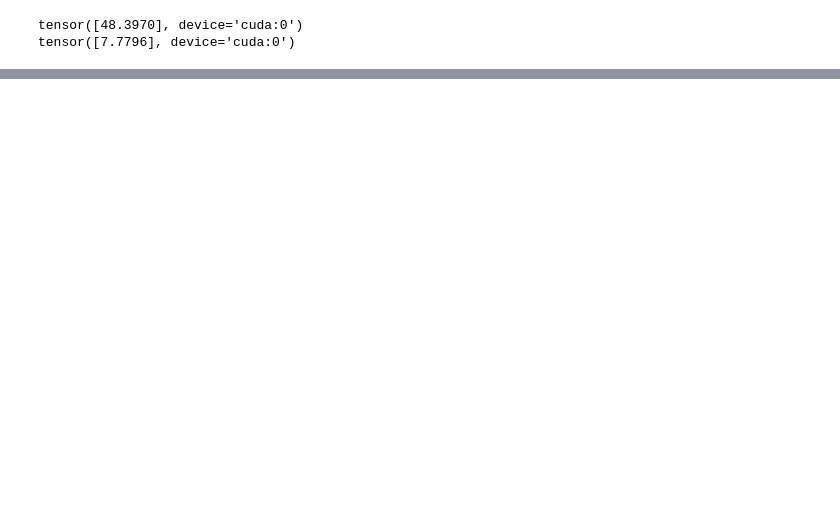
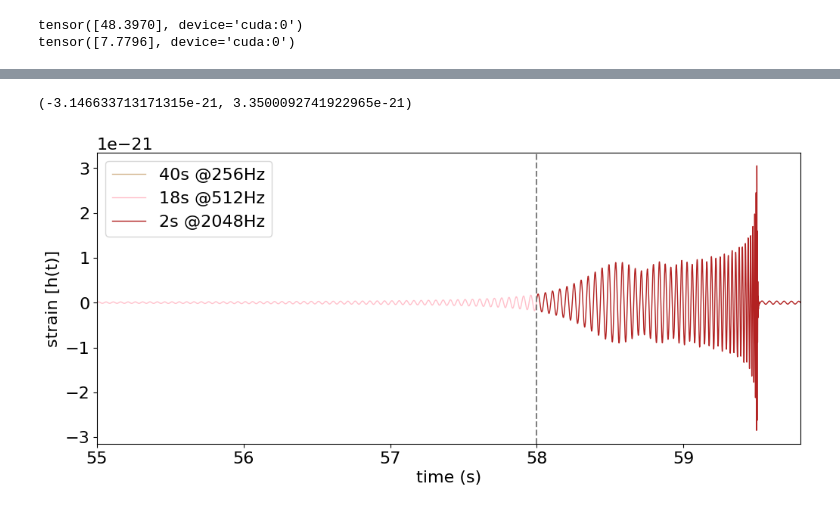
Before and after one commit to bhgupta20/mlgw-project, a Jupyter notebook: bns_tutorial/ml4gw_BNS.ipynb, the cells around one changed output, grey strips where cells are left out. Cells and saved outputs as stored; diff of their text form; code cells hidden in the pictures; blank space fills up the shorter version.

```diff
--- a/bns_tutorial/ml4gw_BNS.ipynb
+++ b/bns_tutorial/ml4gw_BNS.ipynb
@@ -694,0 +756,41 @@ plt.show()
+# %%
+fixed_params_4 = {
+    "chirp_mass": torch.tensor([20]),
+    "mass_ratio": torch.tensor([0.6]),
+    "chi1": torch.tensor([-0.65]),
+    "chi2": torch.tensor([0.65]),
+    "distance": torch.tensor([110.0]),  # Mpc 10 - 500
+    "phic": torch.tensor([0.0]),
+    "inclination": torch.tensor([1.0])
+}
+# %%
+result_bbh = generate_multi_sr_waveforms(
+    sample_rates=sample_rates,
+    params_dict=fixed_params_4,
+    waveform_duration=60,
+    f_ref=20
+)
+# %%
+X3 = result_bbh[2048]['hp'].index_select(dim=-1, index=indices)
+# %%
+plt.figure(figsize=(12, 5))
+
+plt.plot(time1, X3[:10240], color='tan', linewidth=1, label='40s @256Hz')
+plt.plot(time2, X3[10240:19456], color='pink', linewidth=1, label='18s @512Hz')
+plt.plot(time3, X3[19456:], color='firebrick', linewidth=1, label='2s @2048Hz')
+
+
+plt.axvline(x=40, color='grey', linestyle='--')
+plt.axvline(x=58, color='grey', linestyle='--')
+
+plt.xlabel('time (s)')
+plt.ylabel('strain [h(t)]')
+
+plt.legend(loc='best')
+# plt.xlim(57.9, 58.1)
+# plt.xlim(59.4, 59.5)
+plt.xlim(55, 59.8)
+plt.ylim()
+# %% [output]
+(-3.146633713171315e-21, 3.3500092741922965e-21)
+[figure, added]
```
Also changed, not shown: parts of 23 cells of this notebook.
